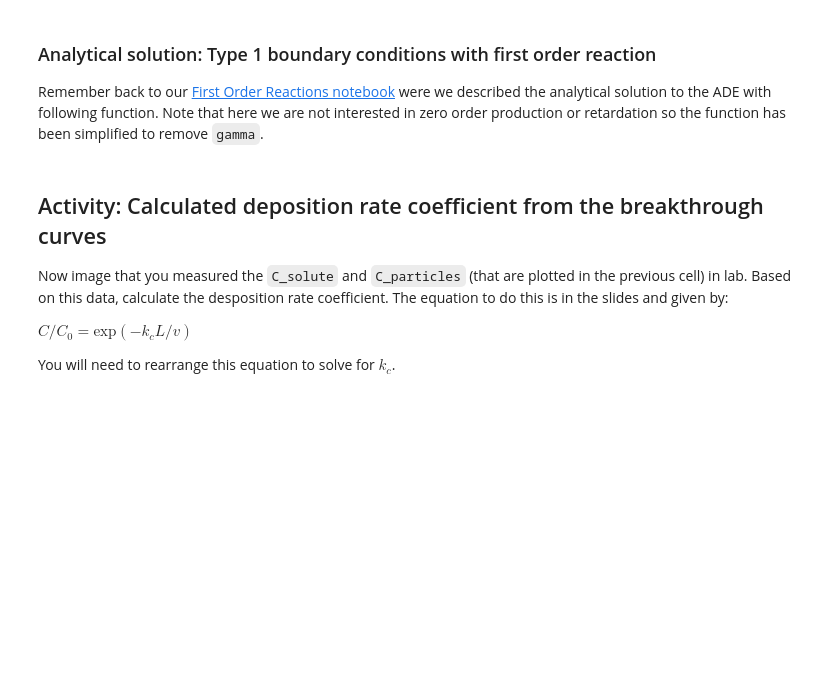
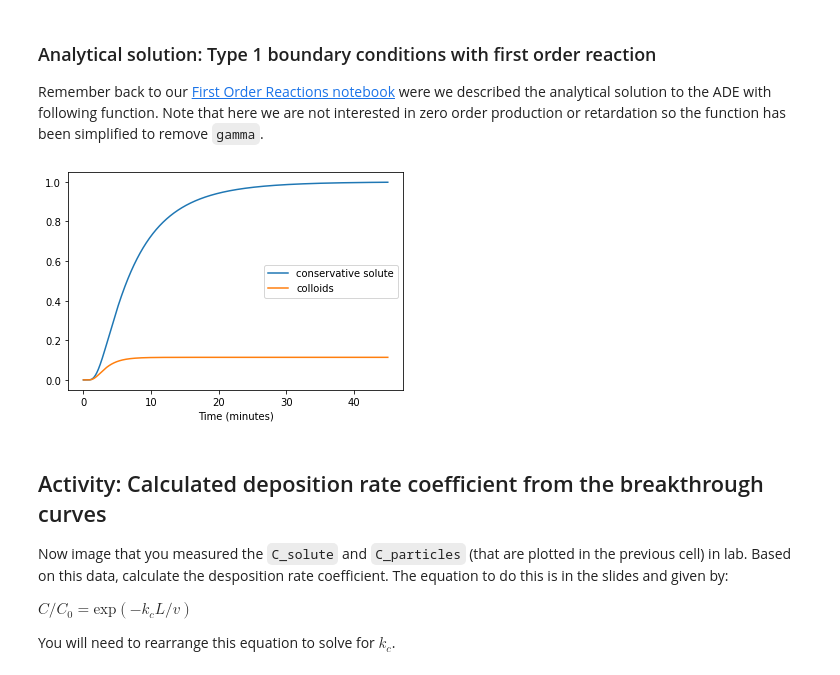
Before and after one commit to zahasky/Contaminant-Hydrogeology-Activities, a Jupyter notebook: Colloid Filtration Theory and Deposition Rate Coefficients.ipynb, the cells around one changed output. Cells and saved outputs as stored; diff of their text form; code cells hidden in the pictures; blank space fills up the shorter version.

````diff
--- a/Colloid Filtration Theory and Deposition Rate Coefficients.ipynb
+++ b/Colloid Filtration Theory and Deposition Rate Coefficients.ipynb
@@ -87,8 +90,8 @@ def kc_calc(d, v, alpha, phi, eta):
 # alpha is the attachment efficiency
 alpha = 1 # for now assume fully favorable conditions (every particle that hits a grain of sand sticks)
 # phi is the porosity
-phi = 0.4 # porosity of a typical sand pack
-# let's define a single particle size
+phi = 0.3 # porosity of a typical sand pack
+# let's define a single colloid size
 dp = 10* 1e-6 # meters
 # and recalculate eta for this single value of dp
 eta_d, eta_i, eta_g = eta_calc(dp, d, v, rho_p)
@@ -160,11 +165,14 @@ C_solute = ADEwReactions_type1_fun(x, t, v, D, 0, 1, 0, 0)
 # particles solute (notice that we set mu=kf)
 C_particles = ADEwReactions_type1_fun(x, t, v, D, kc, 1, 0, 0)
 # %%
-# plt.plot(t/60, C_solute, label = 'conservative solute')
+plt.plot(t/60, C_solute, label = 'conservative solute')
 plt.plot(t/60, C_particles, label = 'colloids')
 # add legend
 plt.legend()
 plt.xlabel('Time (minutes)')
+plt.show()
+# %% [output]
+[figure, added]
 # %% [markdown]
 ## Activity: Calculated deposition rate coefficient from the breakthrough curves
 Now image that you measured the ```C_solute``` and ```C_particles``` (that are plotted in the previous cell) in lab. Based on this data, calculate the desposition rate coefficient. The equation to do this is in the slides and given by:
````
Also changed, not shown: parts of 7 cells of this notebook, 5 other files.
